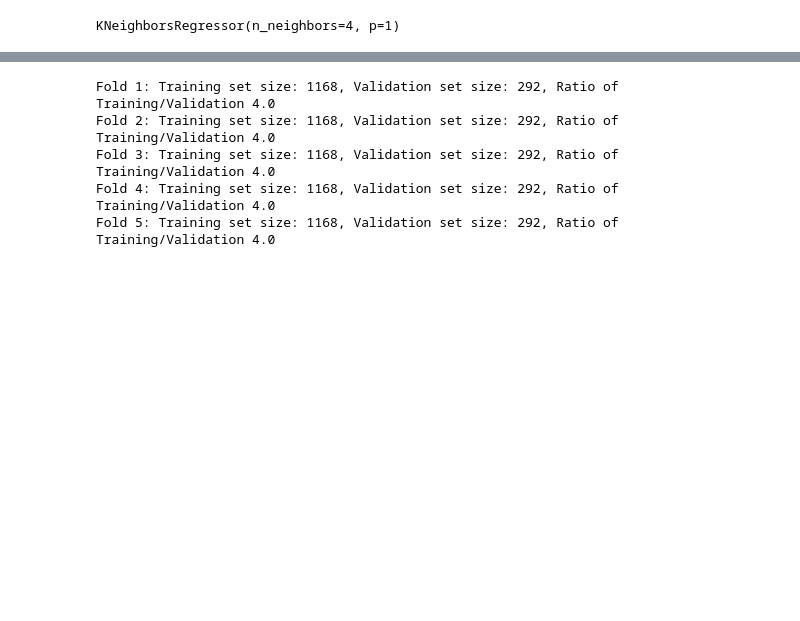
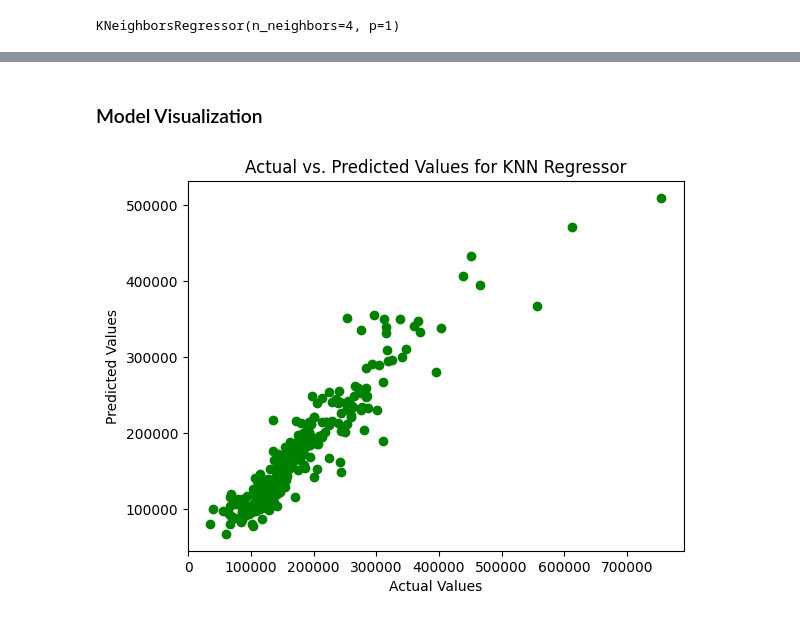
Before and after one commit to Hazem-Ahmed1/House_Prices_Advanced_Regression_Techniques, a Jupyter notebook: Houses_Dataset/Houses_Regression.ipynb, the cells around one changed output, grey strips where cells are left out. Saved outputs shown, nothing was run; the diff lists cells and outputs as text; code cells hidden in the pictures; blank space fills up the shorter version.

```diff
--- a/Houses_Dataset/Houses_Regression.ipynb
+++ b/Houses_Dataset/Houses_Regression.ipynb
@@ -373,6 +344,11 @@ Name: SalePrice, Length: 65, dtype: float64
 X = knn_house.drop('SalePrice',axis=1)
 y = knn_house.SalePrice
 X_train , X_test , y_train , y_test = train_test_split(X, y, test_size=0.2, random_state=42)
+# %%
+scaler = StandardScaler()
+
+X_train = scaler.fit_transform(X_train)
+X_test = scaler.transform(X_test)
 # %%
 knn = KNeighborsRegressor(n_neighbors=3)
 knn.fit(X_train, y_train)
@@ -389,6 +365,4 @@ Test: 79.14%
 # %%
-knn = KNeighborsRegressor()
-
 # Define the hyperparameter grid
 param_grid = {
     'n_neighbors': [4, 5, 6, 7],  # Adjust as needed
@@ -398,7 +372,7 @@ param_grid = {
 
 # Create GridSearchCV
 k_folds = KFold(n_splits=5, shuffle=True, random_state=42)
-grid_search = GridSearchCV(estimator=knn, param_grid=param_grid, scoring='accuracy', cv=k_folds, n_jobs=-1)
+grid_search = GridSearchCV(KNeighborsRegressor(), param_grid, scoring='accuracy', cv=k_folds, n_jobs=-1)
 
 # Fit the grid search to the data
 grid_search.fit(X_train, y_train)
@@ -422,11 +396,14 @@ Test: 82.51%
-# %%
-for i, (train_index, val_index) in enumerate(k_folds.split(X, y)):
-    train_size = len(train_index)
-    val_size = len(val_index)
-    print(f"Fold {i+1}: Training set size: {train_size}, Validation set size: {val_size}, Ratio of Training/Validation {train_size/val_size}")
-# %% [output]
-Fold 1: Training set size: 1168, Validation set size: 292, Ratio of Training/Validation 4.0
-Fold 2: Training set size: 1168, Validation set size: 292, Ratio of Training/Validation 4.0
-Fold 3: Training set size: 1168, Validation set size: 292, Ratio of Training/Validation 4.0
-Fold 4: Training set size: 1168, Validation set size: 292, Ratio of Training/Validation 4.0
-Fold 5: Training set size: 1168, Validation set size: 292, Ratio of Training/Validation 4.0
+# %% [markdown]
+### Model Visualization
+# %%
+y_pred = best_knn.predict(X_test)
+
+# Scatter plot
+plt.scatter(y_test, y_pred, color='green')
+
+plt.xlabel('Actual Values')
+plt.ylabel('Predicted Values')
+plt.title('Actual vs. Predicted Values for KNN Regressor')
+plt.show()
+# %% [output]
+[figure, added]
```
Also changed, not shown: parts of 53 cells of this notebook, 1 other file.
